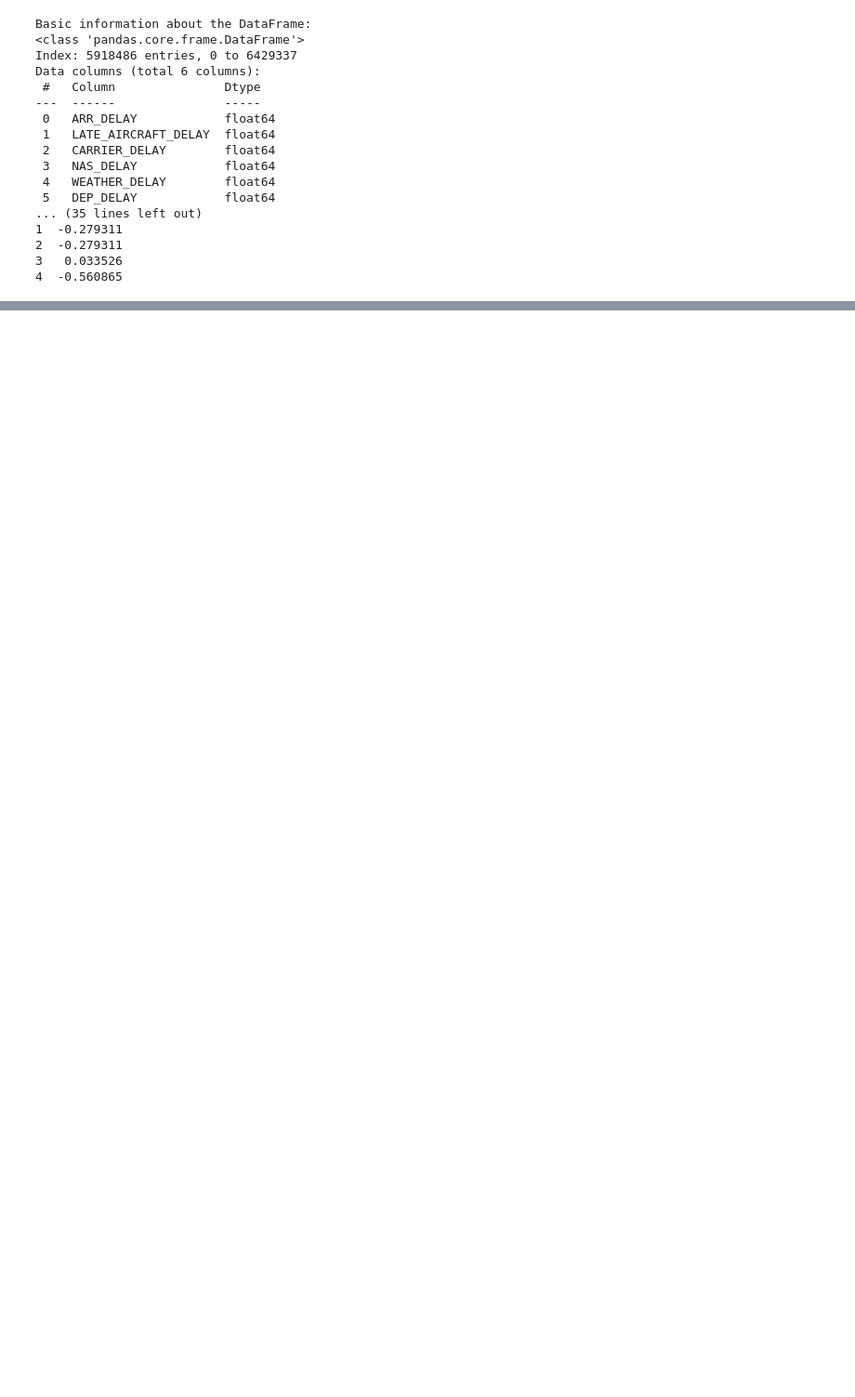
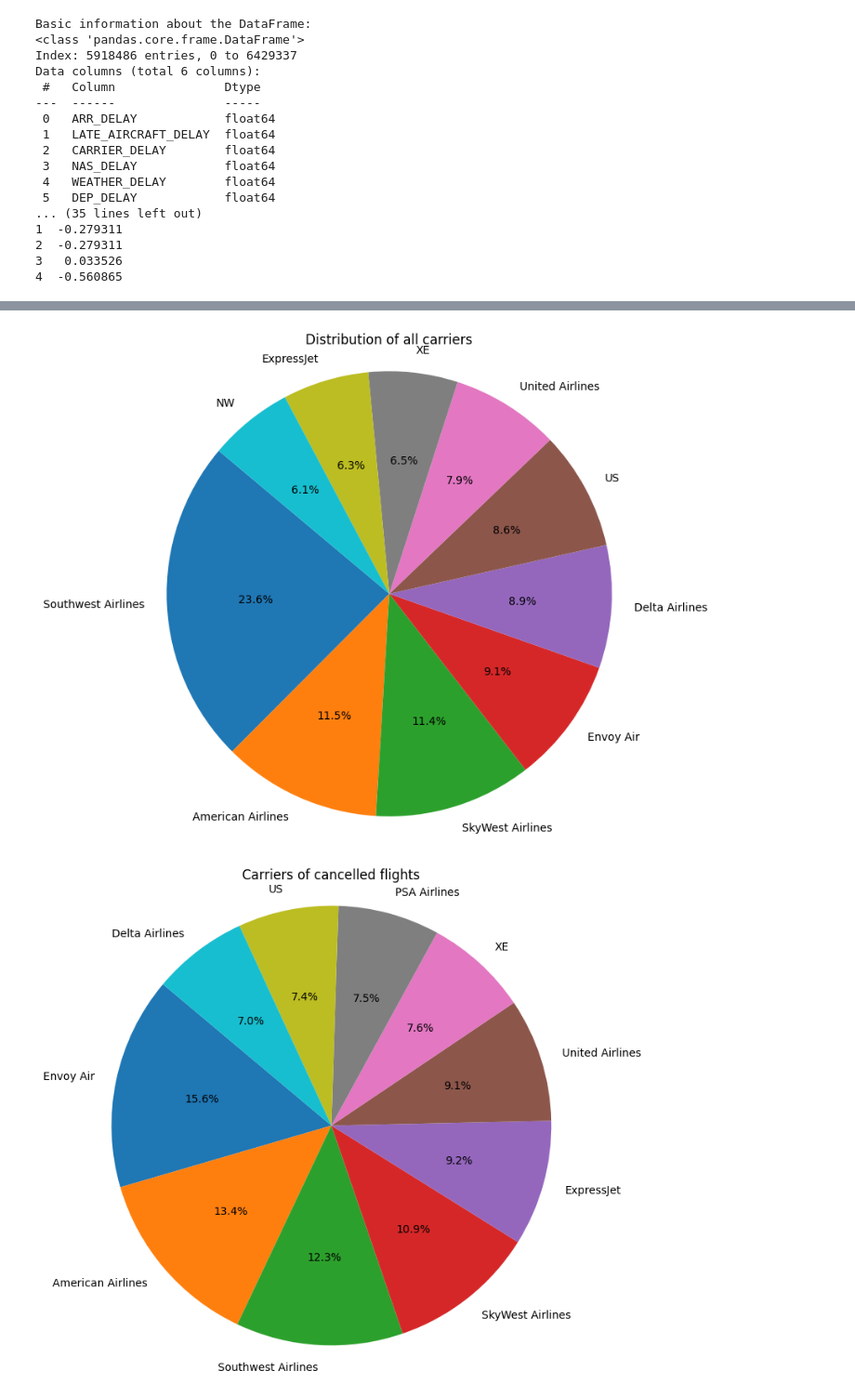
Before and after one commit to AleksandraBen/workshop-ai, a Jupyter notebook: project.ipynb, the cells around one changed output, grey strips where cells are left out. Shown at 93% size. Saved outputs shown, nothing was run; the diff lists cells and outputs as text; code cells hidden in the pictures; blank space fills up the shorter version.

```diff
--- a/project.ipynb
+++ b/project.ipynb
@@ -161,0 +276,15 @@ Data columns (total 6 columns):
+# %%
+carriers_all = combined_df['OP_CARRIER'].value_counts()
+carriers_canceled = canceled_df['OP_CARRIER'].value_counts()
+carriers_delayed = delayed_df['OP_CARRIER'].value_counts()
+
+
+plt.rcParams.update({'font.size': 10})
+display_piechart(carriers_all[:10], 'Distribution of all carriers')
+
+display_piechart(carriers_canceled[:10], 'Carriers of cancelled flights')
+
+display_piechart(carriers_delayed[:10], 'Carriers of delayed flights')
+# %% [output]
+[figure, added]
+[figure, added]
```
Also changed, not shown: parts of 17 cells of this notebook.
